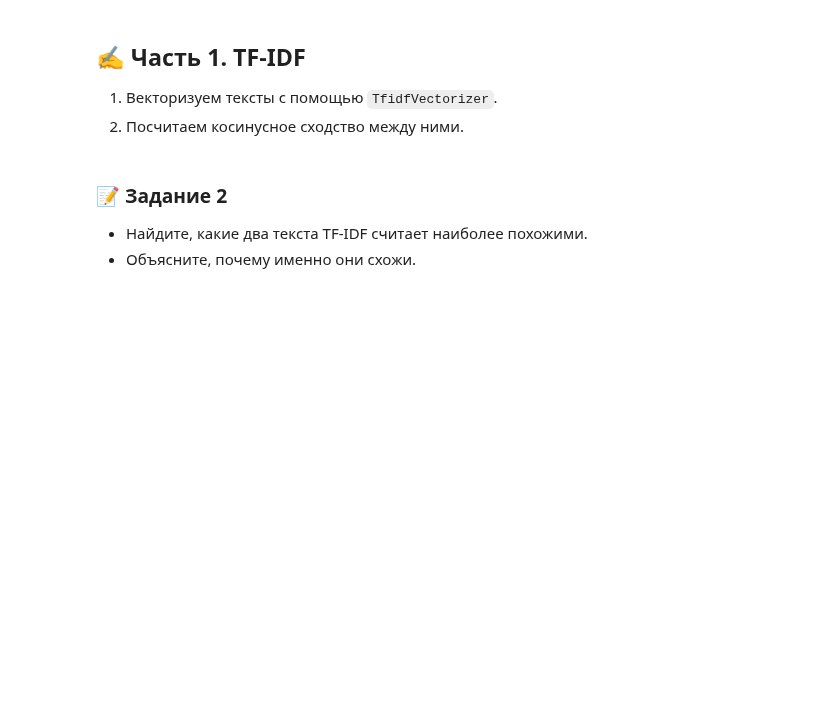
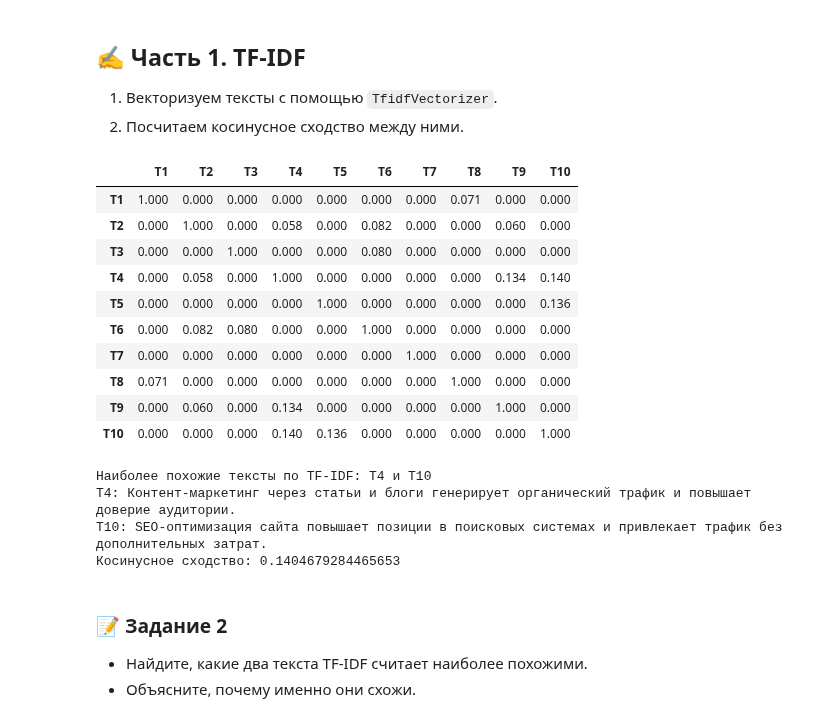
Before and after one commit to r42arty/hse, a Jupyter notebook: mod5/LLM_1.ipynb, the cells around one changed output. Saved outputs shown, nothing was run; the diff lists cells and outputs as text; code cells hidden in the pictures; blank space fills up the shorter version.

```diff
--- a/mod5/LLM_1.ipynb
+++ b/mod5/LLM_1.ipynb
@@ -104,3 +138,54 @@ import numpy as np
+# %%
+from sklearn.feature_extraction.text import TfidfVectorizer
+from sklearn.metrics.pairwise import cosine_similarity
+import numpy as np
+
+# векторизуем тексты с помощью TfidfVectorizer
+vectorizer = TfidfVectorizer()
+X_tfidf = vectorizer.fit_transform(texts)
+
+# считаем косинусное сходство между ними
+similarity_tfidf = cosine_similarity(X_tfidf, X_tfidf)
+
+# выводим матрицу косинусного сходства (TF-IDF)
+import pandas as pd
+df_tfidf = pd.DataFrame(
+    similarity_tfidf,
+    index=[f"T{i+1}" for i in range(len(texts))],
+    columns=[f"T{i+1}" for i in range(len(texts))]
+)
+df_tfidf.style.format("{:.3f}")
+# %% [output]
+|  | T1 | T2 | T3 | T4 | T5 | T6 | T7 | T8 | T9 | T10 |
+| T1 | 1.000 | 0.000 | 0.000 | 0.000 | 0.000 | 0.000 | 0.000 | 0.071 | 0.000 | 0.000 |
+| T2 | 0.000 | 1.000 | 0.000 | 0.058 | 0.000 | 0.082 | 0.000 | 0.000 | 0.060 | 0.000 |
+| T3 | 0.000 | 0.000 | 1.000 | 0.000 | 0.000 | 0.080 | 0.000 | 0.000 | 0.000 | 0.000 |
+| T4 | 0.000 | 0.058 | 0.000 | 1.000 | 0.000 | 0.000 | 0.000 | 0.000 | 0.134 | 0.140 |
+| T5 | 0.000 | 0.000 | 0.000 | 0.000 | 1.000 | 0.000 | 0.000 | 0.000 | 0.000 | 0.136 |
+| T6 | 0.000 | 0.082 | 0.080 | 0.000 | 0.000 | 1.000 | 0.000 | 0.000 | 0.000 | 0.000 |
+| T7 | 0.000 | 0.000 | 0.000 | 0.000 | 0.000 | 0.000 | 1.000 | 0.000 | 0.000 | 0.000 |
+| T8 | 0.071 | 0.000 | 0.000 | 0.000 | 0.000 | 0.000 | 0.000 | 1.000 | 0.000 | 0.000 |
+| T9 | 0.000 | 0.060 | 0.000 | 0.134 | 0.000 | 0.000 | 0.000 | 0.000 | 1.000 | 0.000 |
+| T10 | 0.000 | 0.000 | 0.000 | 0.140 | 0.136 | 0.000 | 0.000 | 0.000 | 0.000 | 1.000 |
+# %%
+# копируем матрицу
+sim_tfidf = similarity_tfidf.copy()
+
+# обнуляем диагональ (иначе максимум будет всегда 1.0)
+np.fill_diagonal(sim_tfidf, 0)
+
+# находим индексы максимального значения
+i, j = np.unravel_index(sim_tfidf.argmax(), sim_tfidf.shape)
+
+print(f"Наиболее похожие тексты по TF-IDF: T{i+1} и T{j+1}")
+print("T{}: {}".format(i+1, texts[i]))
+print("T{}: {}".format(j+1, texts[j]))
+print("Косинусное сходство:", sim_tfidf[i, j])
+# %% [output]
+Наиболее похожие тексты по TF-IDF: T4 и T10
+T4: Контент‑маркетинг через статьи и блоги генерирует органический трафик и повышает доверие аудитории.
+T10: SEO‑оптимизация сайта повышает позиции в поисковых системах и привлекает трафик без дополнительных затрат.
+Косинусное сходство: 0.1404679284465653
 # %% [markdown]
 ### 📝 Задание 2
 - Найдите, какие два текста TF‑IDF считает наиболее похожими.
```
Also changed, not shown: parts of 3 cells of this notebook.
